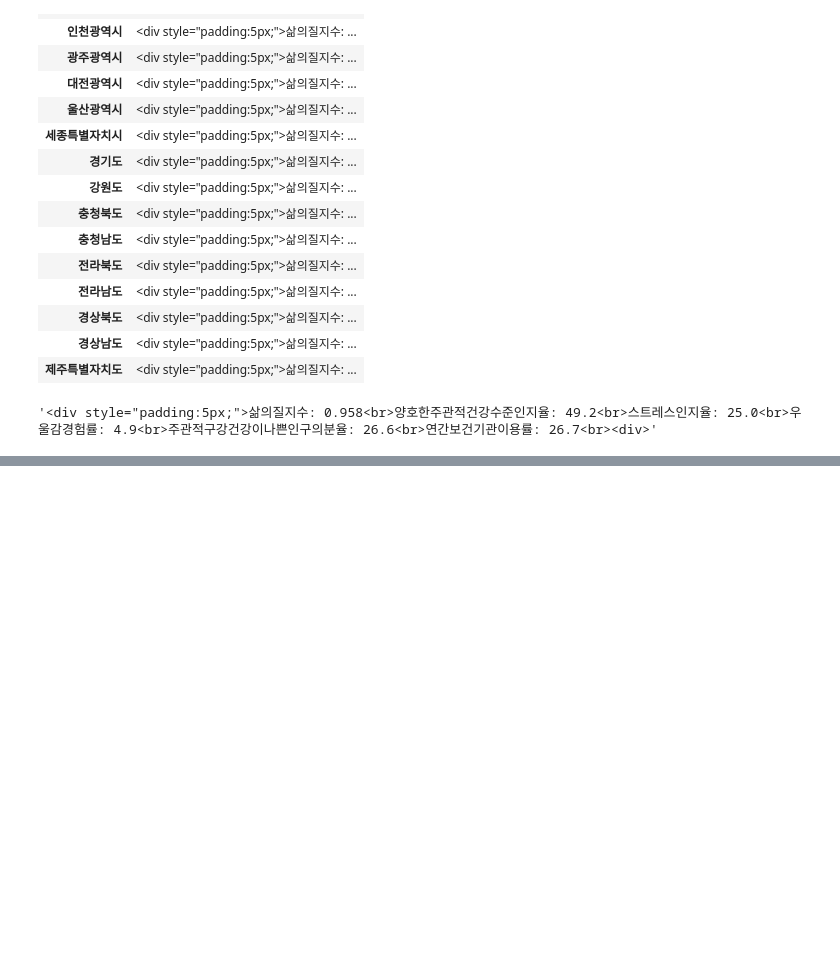
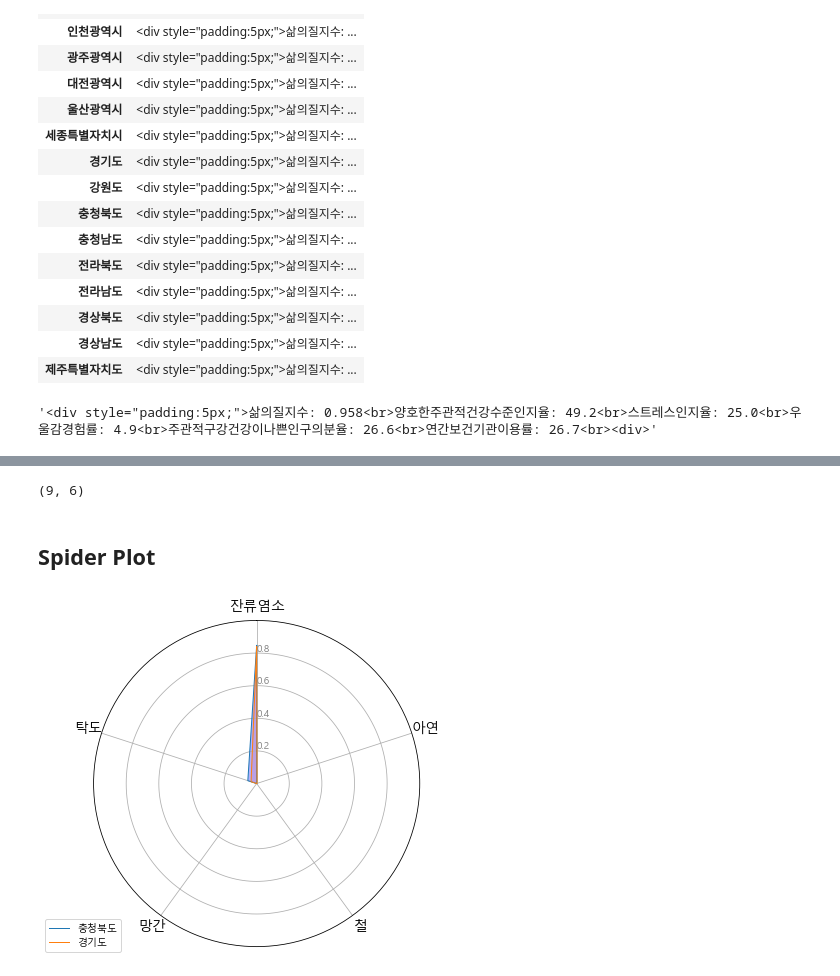
Before and after one commit to BreadFeet/K-water_project, a Jupyter notebook: myanalysis/03_Data_Analysis.ipynb, the cells around one changed output, grey strips where cells are left out. Saved outputs shown, nothing was run; the diff lists cells and outputs as text; code cells hidden in the pictures; blank space fills up the shorter version.

Commit message:
Spider Charts menu added

```diff
--- a/myanalysis/03_Data_Analysis.ipynb
+++ b/myanalysis/03_Data_Analysis.ipynb
@@ -441,0 +460,5 @@ info.loc['세종특별자치시', '인포윈도우']
+# %%
+# 수도사업자명 강원도 강릉시, 삼척시 등을 모두 강원도로 만들어서 groupby 할 수 있도록 함
+split = w_21['수도사업자'].str.split()
+w_21['수도사업자'] = split.str.get(0)
+w_21.tail()
@@ -441,0 +474,5 @@ info.loc['세종특별자치시', '인포윈도우']
+# %%
+df = w_21['2021-06']
+df = df[['수도사업자', '시설용량(㎥/일)', '잔류염소(기준:4/ 단위:(mg/L))', '아연(기준:3/ 단위:(mg/L))', '철(기준:0.3/ 단위:(mg/L))', '망간(기준:0.05/ 단위:(mg/L))', '탁도(기준:0.5/ 단위:(NTU))']]
+df.columns = ['지역', '시설용량', '잔류염소', '아연', '철', '망간', '탁도']
+df.head()
@@ -441,0 +487,15 @@ info.loc['세종특별자치시', '인포윈도우']
+# %%
+# 각 지역 6월 평균 농도 - 탁도의 경우, 단위 아니라 가중치를 이용한 평균을 구함
+sr_list = []
+for col in df.columns[2:]:
+    sr = df.groupby('지역').apply(lambda x: (x['시설용량'] * x[col]).sum() / x['시설용량'].sum())
+    sr_list.append(sr)
+
+df_21 = pd.DataFrame(sr_list, index=['잔류염소', '아연', '철', '망간', '탁도']).T  # Series는 행으로 들어감
+df_21.reset_index(inplace=True)
+# %%
+df_21.shape  # raw data를 찾아보니 6월에는 9개 지역만 있는게 맞음!
+# %% [output]
+(9, 6)
+# %% [markdown]
+## Spider Plot
@@ -441,0 +504,53 @@ info.loc['세종특별자치시', '인포윈도우']
+# %%
+# PART 1: Create background
+
+# number of variable
+categories = list(df_21)[1:]          # list(dataframe): 컬럼명
+N = len(categories)
+
+# What will be the angle of each axis in the plot? (we divide the plot / number of variable)
+angles = [n / float(N) * 2 * pi for n in range(N)]    # pi = 180도, n/5 * 2pi = 360도에서 n/5 만큼의 각
+angles += angles[:1]     # 다시 원점까지 연결된 모양을 그리기 위해서
+
+# Initialise the spider plot
+plt.figure(figsize=(6, 6))
+ax = plt.subplot(111, polar=True)
+
+# If you want the first axis to be on top:
+ax.set_theta_offset(pi / 2)       # 원래 0도가 오른쪽에서 시작하는 것을 왼쪽으로 90도 돌림
+ax.set_theta_direction(-1)        # -1: 각도 증가 시계방향, 1: 반시계방향
+
+# Draw one axe per variable + add labels
+plt.xticks(angles[:-1], categories, fontsize=14)
+
+# Draw ylabels
+ax.set_rlabel_position(0)         # tick label이 적히는 각도
+plt.yticks([0.2, 0.4, 0.6, 0.8], ["0.2", "0.4", "0.6", "0.8"], color="grey", size=10)
+plt.ylim(0, 1)
+
+
+# PART 2: Add plots----------------------------------------------------------------------------------------------
+
+# Plot each individual = each line of the data
+# I don't make a loop, because plotting more than 3 groups makes the chart unreadable
+
+# Ind1 - 서울특별시
+values = df_21.loc[8].drop('지역').values.flatten().tolist()
+values += values[:1]
+ax.plot(angles, values, linewidth=1, linestyle='solid', label="충청북도")
+ax.fill(angles, values, 'b', alpha=0.3)
+
+# # Ind2 - 경기도
+values = df_21.loc[1].drop('지역').values.flatten().tolist()
+values += values[:1]
+ax.plot(angles, values, linewidth=1, linestyle='solid', label="경기도")
+ax.fill(angles, values, 'r', alpha=0.1)
+
+# Add legend
+plt.legend(loc='upper right', bbox_to_anchor=(0.1, 0.1))    # bbox 안에서 upper right\
+
+# Save figure
+plt.savefig('../static/assets/images/gg_cb.png')
+plt.show()
+# %% [output]
+[figure, added]
```
Also changed, not shown: parts of 9 cells of this notebook, 18 other files.
